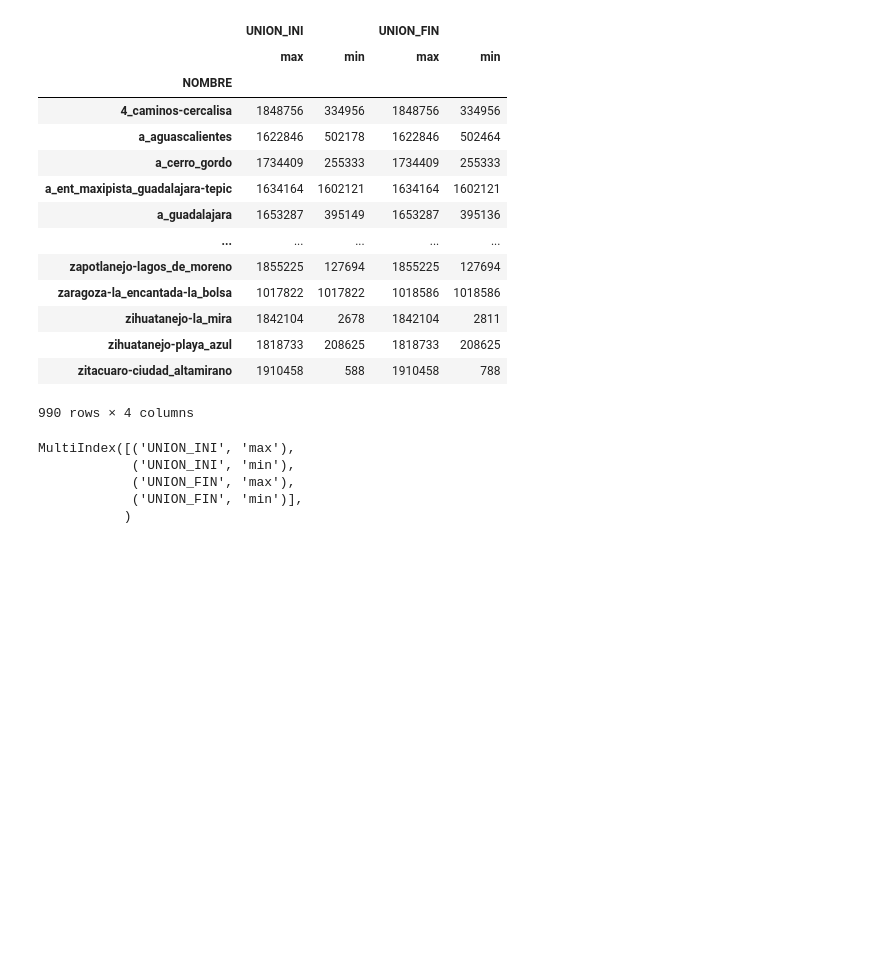
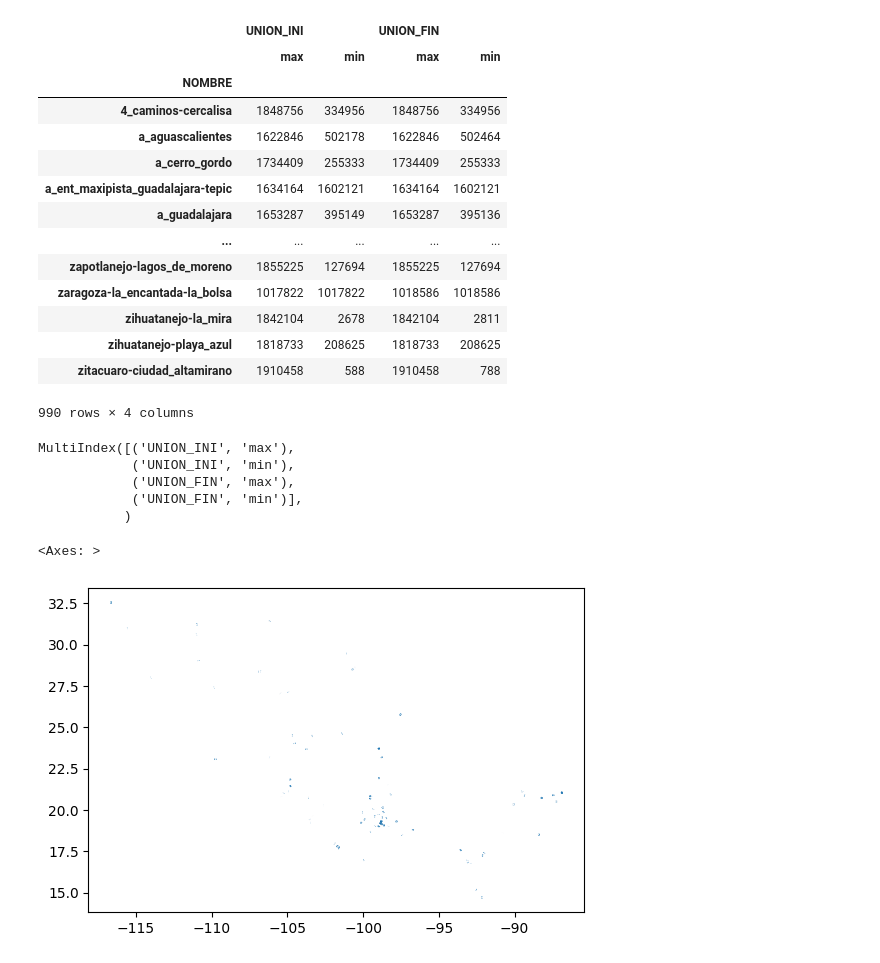
Before and after one commit to JorgeICS/Primeos_Analisis_Geopandas, a Jupyter notebook: filtrado_nodos.ipynb, the cells around one changed output. Cells and saved outputs as stored; diff of their text form; code cells hidden in the pictures; blank space fills up the shorter version.

```diff
--- a/filtrado_nodos.ipynb
+++ b/filtrado_nodos.ipynb
@@ -226,0 +880,4 @@ sin_ID=sin_ID.loc[(sin_ID['conex_ini'].str.len()==2)|(sin_ID['conex_fin'].str.le
+# %%
+añadir=añadir.drop(['conex_ini', 'conex_fin'], axis=1)
+# %%
+CF_con_ID = pd.concat([añadir, CF_con_ID],ignore_index=False)
@@ -226,0 +1091,36 @@ sin_ID=sin_ID.loc[(sin_ID['conex_ini'].str.len()==2)|(sin_ID['conex_fin'].str.le
+# %%
+# FILTRO UNA CONEXION
+# Columnas de una conexion
+columna_df1 = 'conex_ini'
+columna2_df1 = 'conex_fin'
+columna3_df1 = 'CODIGO'
+# Columnas CF_con_ID
+columna_df2 = 'NOMBRE'
+columna2_df2 = 'CODIGO'
+
+for idx, row in sin_ID.iterrows():
+    if len(row[columna_df1]) > len(row[columna2_df1]):
+        valor = 'conex_ini'
+    elif len(row[columna_df1]) < len(row[columna2_df1]):
+        valor = 'conex_fin'
+    else:
+        sin_ID.loc[idx, 'NOMBRE'] = sin_ID.loc[idx, 'NOMBRE']
+
+    if valor == 'conex_ini' and (row[columna3_df1] in CF_con_ID[columna2_df2].values) and row['UNION_INI'] in CF_con_ID['UNION_FIN'].values:
+        sin_ID.at[idx, 'NOMBRE'] = sin_ID.at[idx, 'conex_ini']
+
+    elif valor == 'conex_fin' and (row[columna3_df1] in CF_con_ID[columna2_df2].values) and row['UNION_FIN'] in CF_con_ID['UNION_INI'].values:
+        sin_ID.at[idx, 'NOMBRE'] = sin_ID.at[idx, 'conex_fin']
+
+    else:
+        sin_ID.loc[idx, 'NOMBRE'] = sin_ID.loc[idx, 'NOMBRE']
+# %%
+añadir=sin_ID.loc[(sin_ID['NOMBRE'].str.len()>2)]
+sin_ID = sin_ID.loc[sin_ID['NOMBRE'].str.len()==2]
+nuevos_ID=pd.concat([nuevos_ID,añadir],ignore_index=False)
+añadir=añadir.drop(['conex_ini', 'conex_fin'], axis=1)
+CF_con_ID = pd.concat([añadir, CF_con_ID],ignore_index=False)
+print(añadir.shape)
+print(CF_con_ID.shape)
+print(sin_ID.shape)
+print(nuevos_ID.shape)
@@ -304,3 +1209,8 @@ for idx, row in sin_ID.iterrows():
         sin_ID = sin_ID.loc[sin_ID['NOMBRE'].str.len()==2]
     else:
         sin_ID.at[idx, 'NOMBRE'] = sin_ID.at[idx, 'NOMBRE']
+# %%
+nuevos_ID.plot()
+# %% [output]
+<Axes: >
+[figure, added]
```
Also changed, not shown: parts of 183 cells of this notebook.
